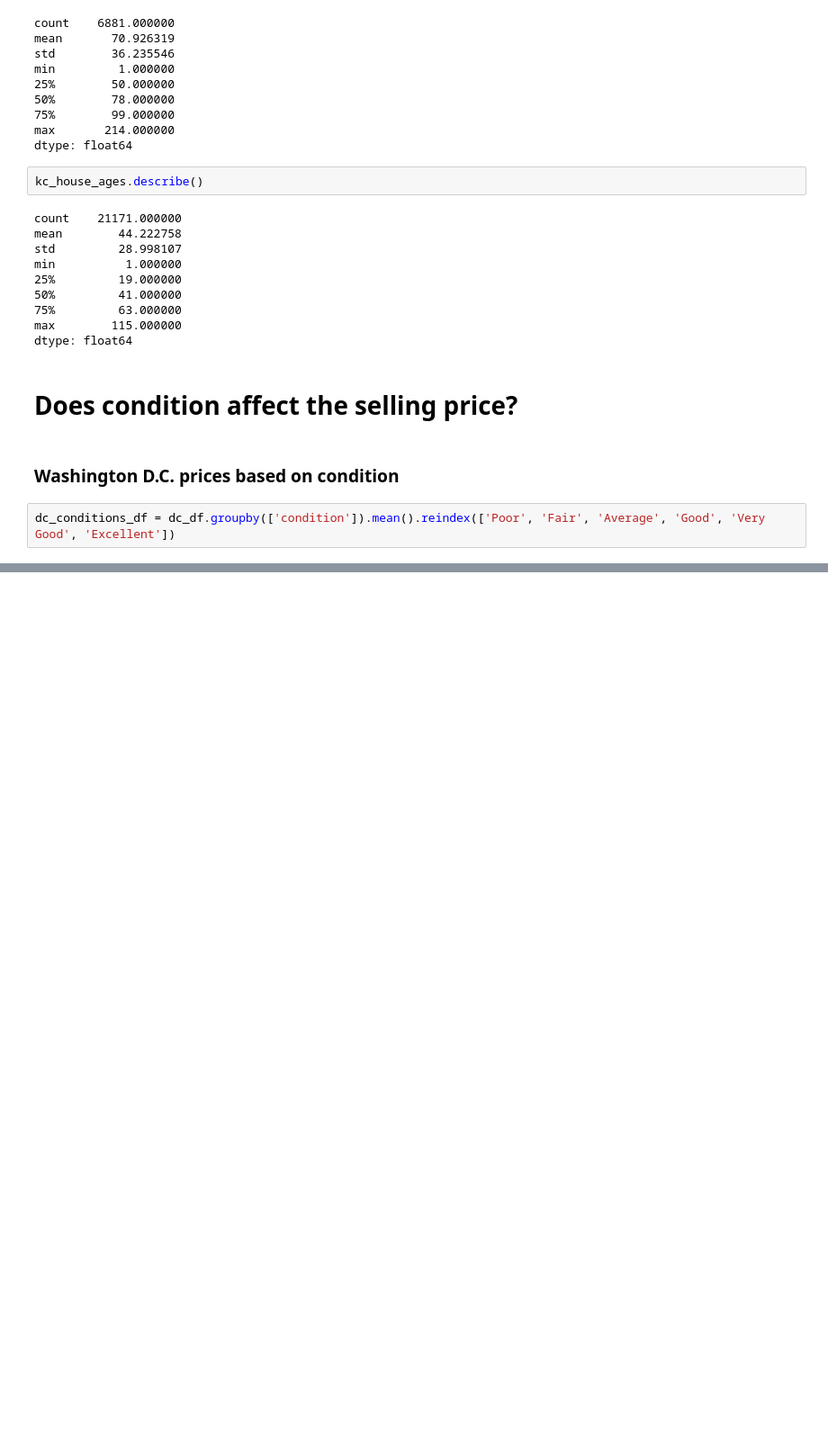
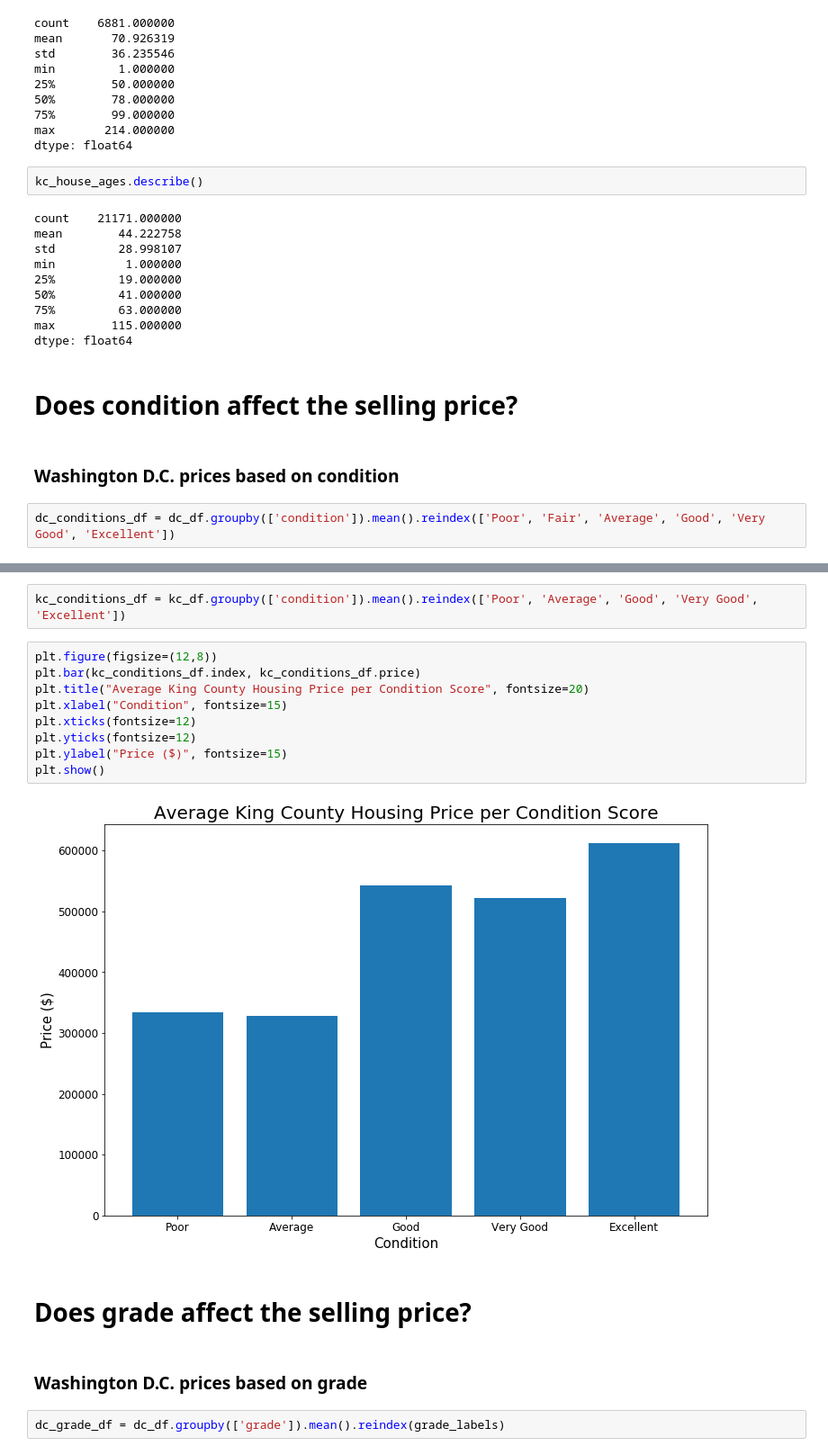
Before and after one commit to gyamane/Springboard, a Jupyter notebook: capstone_project_2/Exploratory_Data_Analysis.ipynb, the cells around one changed output, grey strips where cells are left out. Shown at 90% size. Drawn from its saved outputs; the diff is of its cells as text; blank space fills up the shorter version.

```diff
--- a/capstone_project_2/Exploratory_Data_Analysis.ipynb
+++ b/capstone_project_2/Exploratory_Data_Analysis.ipynb
@@ -419,0 +428,19 @@ plt.show()
+# %%
+kc_conditions_df = kc_df.groupby(['condition']).mean().reindex(['Poor', 'Average', 'Good', 'Very Good', 'Excellent'])
+# %%
+plt.figure(figsize=(12,8))
+plt.bar(kc_conditions_df.index, kc_conditions_df.price)
+plt.title("Average King County Housing Price per Condition Score", fontsize=20)
+plt.xlabel("Condition", fontsize=15)
+plt.xticks(fontsize=12)
+plt.yticks(fontsize=12)
+plt.ylabel("Price ($)", fontsize=15)
+plt.show()
+# %% [output]
+[figure, added]
+# %% [markdown]
+# Does grade affect the selling price?
+# %% [markdown]
+### Washington D.C. prices based on grade
+# %%
+dc_grade_df = dc_df.groupby(['grade']).mean().reindex(grade_labels)
```
Also changed, not shown: parts of 11 cells of this notebook.
